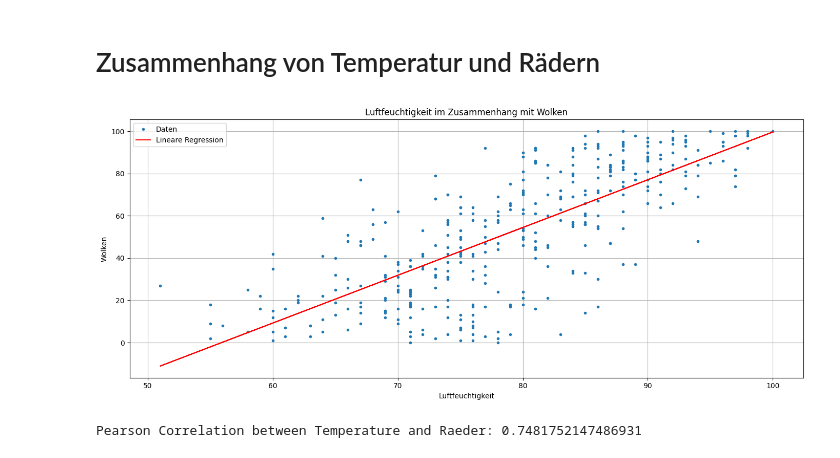
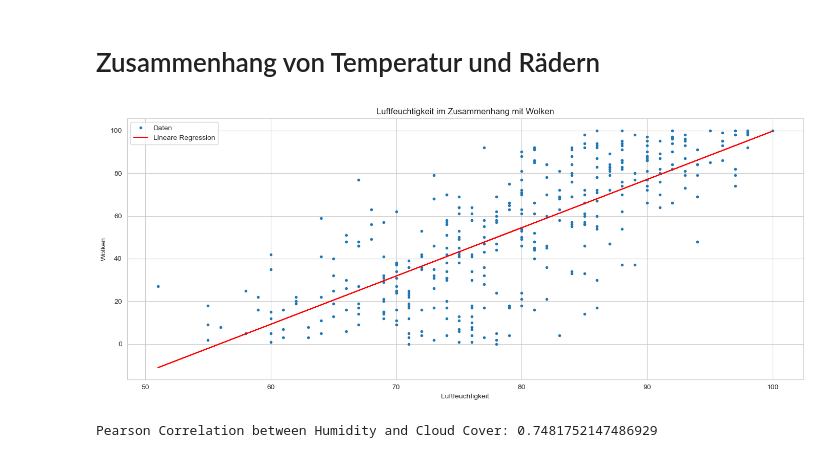
Before and after one commit to LordOfReinkeness/stochastik_SoSe25, a Jupyter notebook: fahrraeder.ipynb, the cells around one changed output. Saved outputs shown, nothing was run; the diff lists cells and outputs as text; code cells hidden in the pictures.

```diff
--- a/fahrraeder.ipynb
+++ b/fahrraeder.ipynb
@@ -654,25 +725,31 @@ Pearson Correlation between Regen and Raeder: -0.10564860863985842
 # Zusammenhang von Temperatur und Rädern
 # %%
 # Pearson correlation
-correlation, _ = pearsonr(luftfeuchtigkeit, wolken)
+correlation, _ = scipy.stats.pearsonr(all_data_daily['humidity'],
+                         all_data_daily['cloud_cover'])
 
 # Linear regression
-slope, intercept = np.polyfit(luftfeuchtigkeit, wolken, 1)
+slope, intercept = np.polyfit(all_data_daily['humidity'],
+                              all_data_daily['cloud_cover'], 1)
 regression_line = np.poly1d((slope, intercept))
 
 # Plot
 plt.figure(figsize=(14, 6))
-plt.plot(luftfeuchtigkeit, wolken, marker='o', linestyle='none', markersize=3, label='Daten')
-plt.plot(luftfeuchtigkeit, regression_line(luftfeuchtigkeit), color='red', label='Lineare Regression')
+plt.plot(all_data_daily['humidity'],
+         all_data_daily['cloud_cover'],
+         marker='o', linestyle='none', markersize=3, label='Daten')
+plt.plot(all_data_daily['humidity'],
+         regression_line(all_data_daily['humidity']),
+         color='red', label='Lineare Regression')
 plt.title('Luftfeuchtigkeit im Zusammenhang mit Wolken')
 plt.xlabel('Luftfeuchtigkeit')
 plt.ylabel('Wolken')
 plt.grid(True)
 plt.legend()
 plt.tight_layout()
 plt.show()
 
-print("Pearson Correlation between Temperature and Raeder:", correlation)
+print("Pearson Correlation between Humidity and Cloud Cover:", correlation)
 # %% [output]
-[figure, old version]
+[figure, new version]
-Pearson Correlation between Temperature and Raeder: 0.7481752147486931
+Pearson Correlation between Humidity and Cloud Cover: 0.7481752147486929
```
Also changed, not shown: parts of 5 cells of this notebook.
